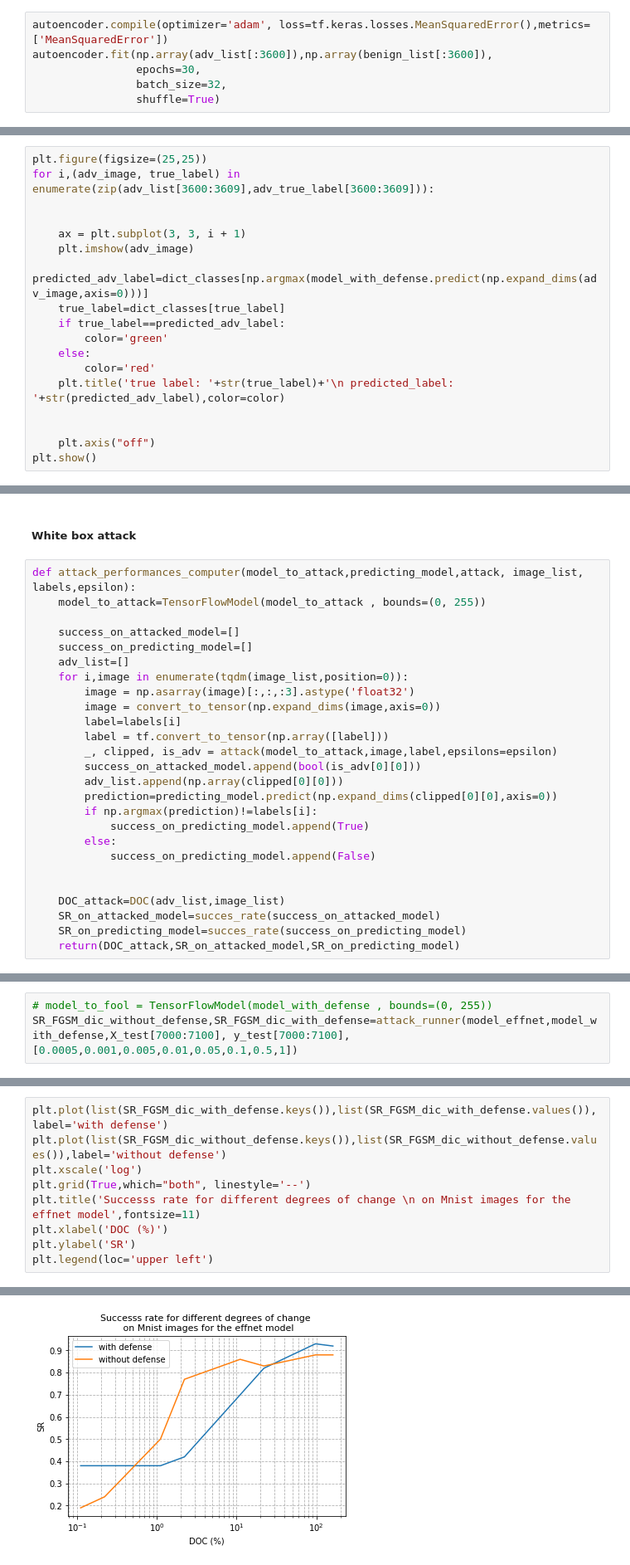
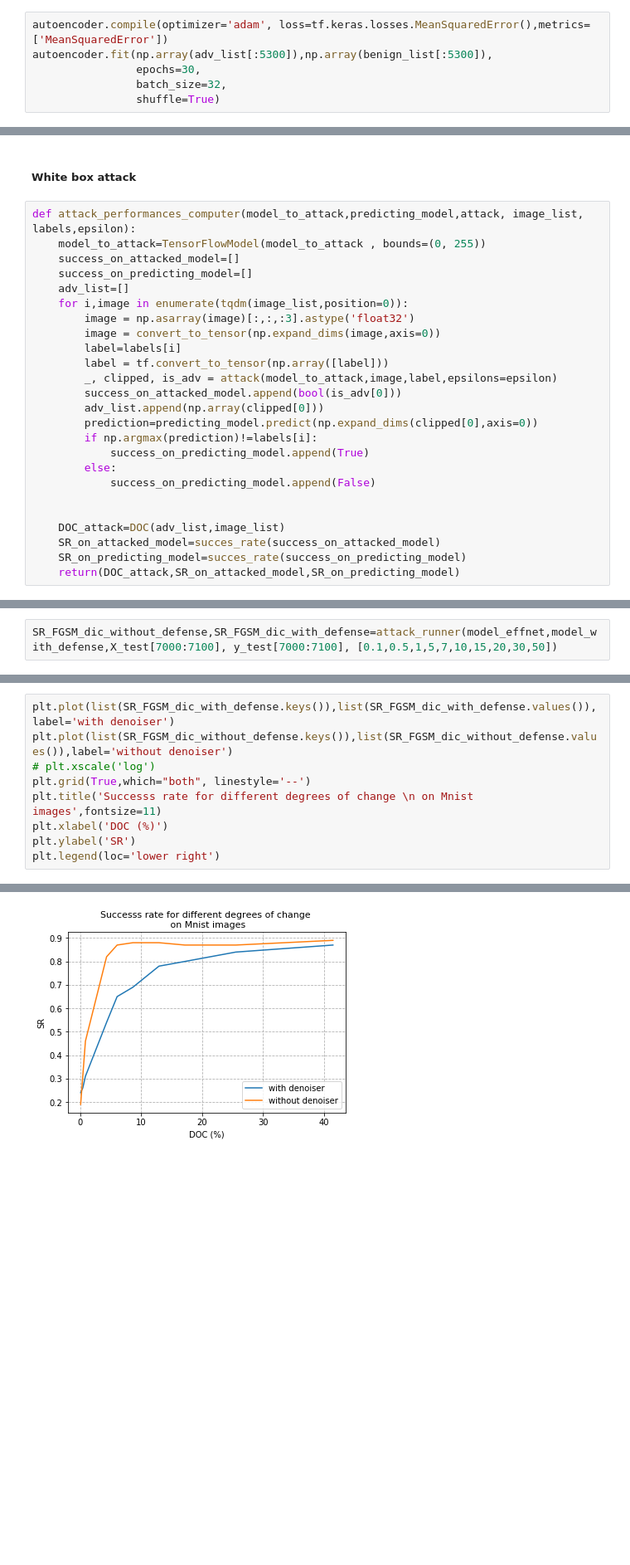
Before and after one commit to cedricgoubard/benchmark-adversarial-attacks, a Jupyter notebook: notebooks/Denoiser.ipynb, the cells around one changed output, grey strips where cells are left out. Shown: that part at 83% size. Saved outputs shown, nothing was run; the diff lists cells and outputs as text; blank space fills up the shorter version.

Commit message:
improve denoiser

```diff
--- a/notebooks/Denoiser.ipynb
+++ b/notebooks/Denoiser.ipynb
@@ -197,6 +210,6 @@ len(adv_list)
 # %%
 autoencoder.compile(optimizer='adam', loss=tf.keras.losses.MeanSquaredError(),metrics=['MeanSquaredError'])
-autoencoder.fit(np.array(adv_list[:3600]),np.array(benign_list[:3600]),
+autoencoder.fit(np.array(adv_list[:5300]),np.array(benign_list[:5300]),
                 epochs=30,
                 batch_size=32,
                 shuffle=True)
@@ -271,21 +280,3 @@ model_with_defense.compile(
         optimizer='nadam',
         metrics=['accuracy']
         )
-# %%
-plt.figure(figsize=(25,25))
-for i,(adv_image, true_label) in enumerate(zip(adv_list[3600:3609],adv_true_label[3600:3609])):
-
-
-    ax = plt.subplot(3, 3, i + 1)
-    plt.imshow(adv_image)
-    predicted_adv_label=dict_classes[np.argmax(model_with_defense.predict(np.expand_dims(adv_image,axis=0)))]
-    true_label=dict_classes[true_label]
-    if true_label==predicted_adv_label:
-        color='green'
-    else:
-        color='red'
-    plt.title('true label: '+str(true_label)+'\n predicted_label: '+str(predicted_adv_label),color=color)
-
-
-    plt.axis("off")
-plt.show()
@@ -318,7 +303,6 @@ def succes_rate (success_list):
 # %%
 def attack_performances_computer(model_to_attack,predicting_model,attack, image_list, labels,epsilon):
     model_to_attack=TensorFlowModel(model_to_attack , bounds=(0, 255))
-
     success_on_attacked_model=[]
     success_on_predicting_model=[]
     adv_list=[]
@@ -328,9 +312,9 @@ def attack_performances_computer(model_to_attack,predicting_model,attack, image_
         label=labels[i]
         label = tf.convert_to_tensor(np.array([label]))
         _, clipped, is_adv = attack(model_to_attack,image,label,epsilons=epsilon)
-        success_on_attacked_model.append(bool(is_adv[0][0]))
-        adv_list.append(np.array(clipped[0][0]))
-        prediction=predicting_model.predict(np.expand_dims(clipped[0][0],axis=0))
+        success_on_attacked_model.append(bool(is_adv[0]))
+        adv_list.append(np.array(clipped[0]))
+        prediction=predicting_model.predict(np.expand_dims(clipped[0],axis=0))
         if np.argmax(prediction)!=labels[i]:
             success_on_predicting_model.append(True)
         else:
@@ -363,5 +339,4 @@ def attack_runner(model_to_attack,predicting_model,image_list, labels_list, epis
     return(SR_FGSM_dic,SR_FGSM_dic_with_defense)
 # %%
-# model_to_fool = TensorFlowModel(model_with_defense , bounds=(0, 255))
-SR_FGSM_dic_without_defense,SR_FGSM_dic_with_defense=attack_runner(model_effnet,model_with_defense,X_test[7000:7100], y_test[7000:7100], [0.0005,0.001,0.005,0.01,0.05,0.1,0.5,1])
+SR_FGSM_dic_without_defense,SR_FGSM_dic_with_defense=attack_runner(model_effnet,model_with_defense,X_test[7000:7100], y_test[7000:7100], [0.1,0.5,1,5,7,10,15,20,30,50])
 # %% [output]
@@ -376,12 +355,12 @@ SR_FGSM_dic_without_defense,SR_FGSM_dic_with_defense=attack_runner(model_effnet,
 # %%
-plt.plot(list(SR_FGSM_dic_with_defense.keys()),list(SR_FGSM_dic_with_defense.values()),label='with defense')
-plt.plot(list(SR_FGSM_dic_without_defense.keys()),list(SR_FGSM_dic_without_defense.values()),label='without defense')
-plt.xscale('log')
+plt.plot(list(SR_FGSM_dic_with_defense.keys()),list(SR_FGSM_dic_with_defense.values()),label='with denoiser')
+plt.plot(list(SR_FGSM_dic_without_defense.keys()),list(SR_FGSM_dic_without_defense.values()),label='without denoiser')
+# plt.xscale('log')
 plt.grid(True,which="both", linestyle='--')
-plt.title('Successs rate for different degrees of change \n on Mnist images for the effnet model',fontsize=11)
+plt.title('Successs rate for different degrees of change \n on Mnist images',fontsize=11)
 plt.xlabel('DOC (%)')
 plt.ylabel('SR')
-plt.legend(loc='upper left')
+plt.legend(loc='lower right')
 # %% [output]
 <matplotlib.legend.Legend at 0x...>
-[figure, old version]
+[figure, new version]
```
Also changed, not shown: parts of 13 cells of this notebook, 2 other files.
